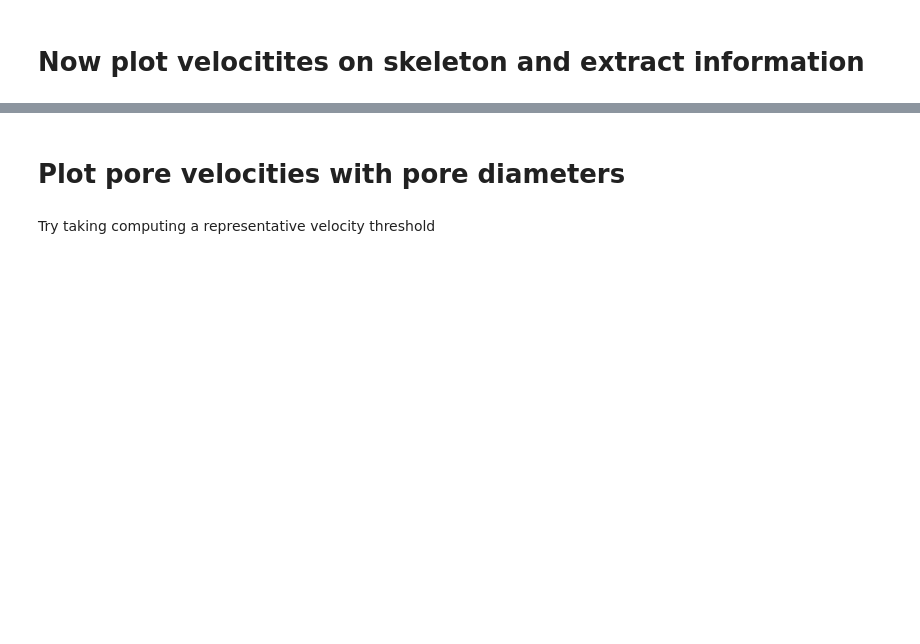
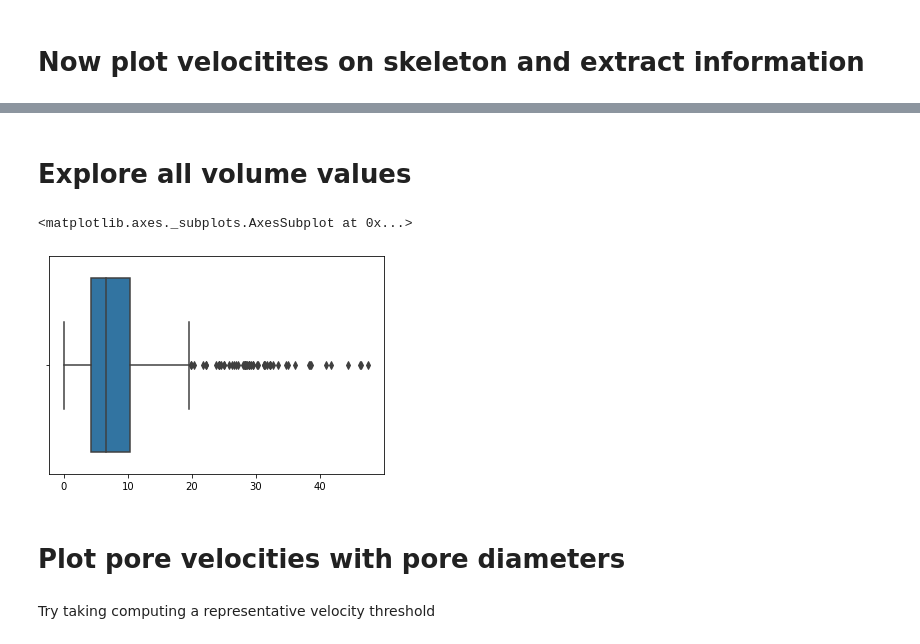
Before and after one commit to akkendrick/LABMOPS, a Jupyter notebook: lowFlowLargePores.ipynb, the cells around one changed output, grey strips where cells are left out. Saved outputs shown, nothing was run; the diff lists cells and outputs as text; code cells hidden in the pictures; blank space fills up the shorter version.

```diff
--- a/lowFlowLargePores.ipynb
+++ b/lowFlowLargePores.ipynb
@@ -290,3 +311,12 @@ np.shape(primaryVelocitiesSkeleton)
+# %% [markdown]
+# Explore all volume values
+# %%
+#px.box(secondaryPoreVolumeVec, points='all')
+#sns.boxplot(secondaryPoreVolumeVec)
+sns.boxplot(secondaryPoreDiamVec)
+# %% [output]
+<matplotlib.axes._subplots.AxesSubplot at 0x...>
+[figure, added]
 # %% [markdown]
 # Plot pore velocities with pore diameters
 # %% [markdown]
```
Also changed, not shown: parts of 20 cells of this notebook, 2 other files.
